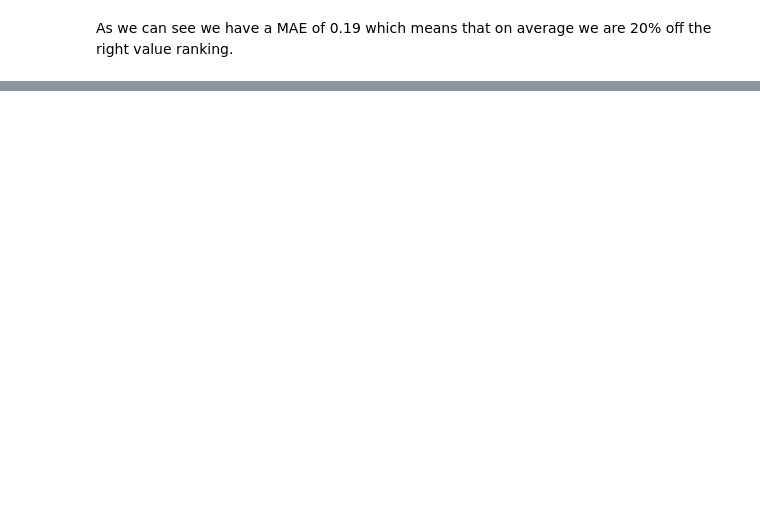
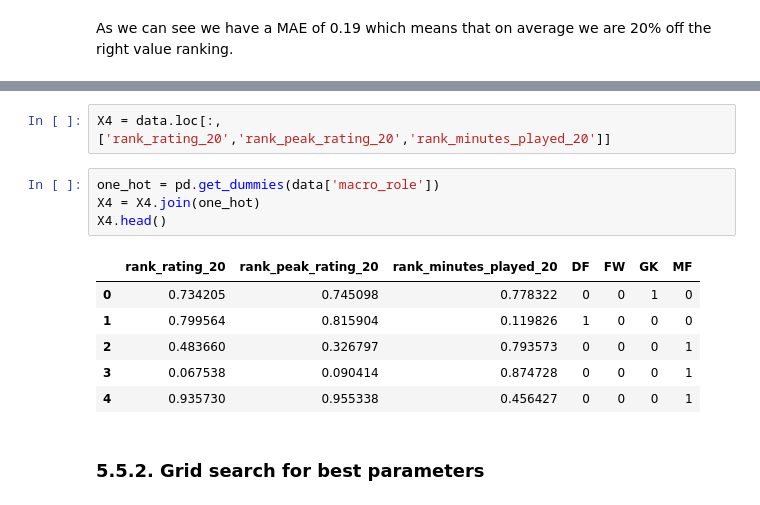
Before and after one commit to GioPan/rating-based-value-prediction, a Jupyter notebook: notebooks/player_values_info.ipynb, the cells around one changed output, grey strips where cells are left out. Saved outputs shown, nothing was run; the diff lists cells and outputs as text; blank space fills up the shorter version.

```diff
--- a/notebooks/player_values_info.ipynb
+++ b/notebooks/player_values_info.ipynb
@@ -632,0 +742,15 @@ As we can see we have a MAE of 0.19 which means that on average we are 20% off t
+# %%
+X4 = data.loc[:,['rank_rating_20','rank_peak_rating_20','rank_minutes_played_20']]
+# %%
+one_hot = pd.get_dummies(data['macro_role'])
+X4 = X4.join(one_hot)
+X4.head()
+# %% [output]
+|  | rank_rating_20 | rank_peak_rating_20 | rank_minutes_played_20 | DF | FW | GK | MF |
+| 0 | 0.734205 | 0.745098 | 0.778322 | 0 | 0 | 1 | 0 |
+| 1 | 0.799564 | 0.815904 | 0.119826 | 1 | 0 | 0 | 0 |
+| 2 | 0.483660 | 0.326797 | 0.793573 | 0 | 0 | 0 | 1 |
+| 3 | 0.067538 | 0.090414 | 0.874728 | 0 | 0 | 0 | 1 |
+| 4 | 0.935730 | 0.955338 | 0.456427 | 0 | 0 | 0 | 1 |
+# %% [markdown]
+### 5.5.2. Grid search for best parameters
```
Also changed, not shown: parts of 36 cells of this notebook, 11 other files.
